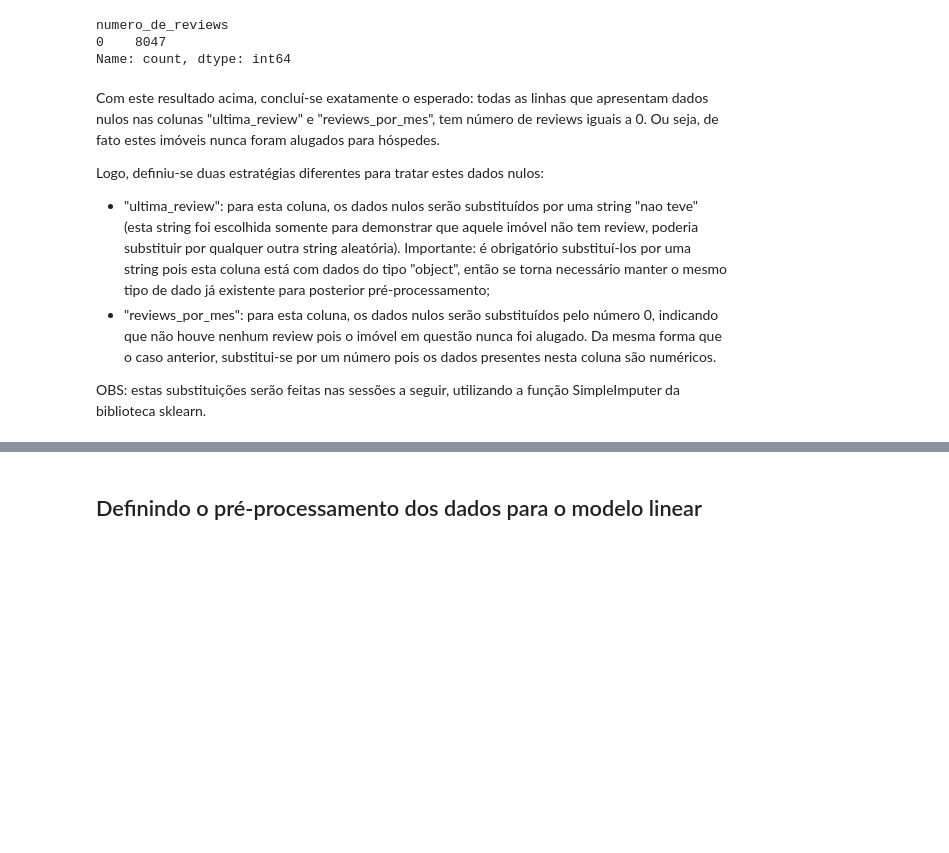
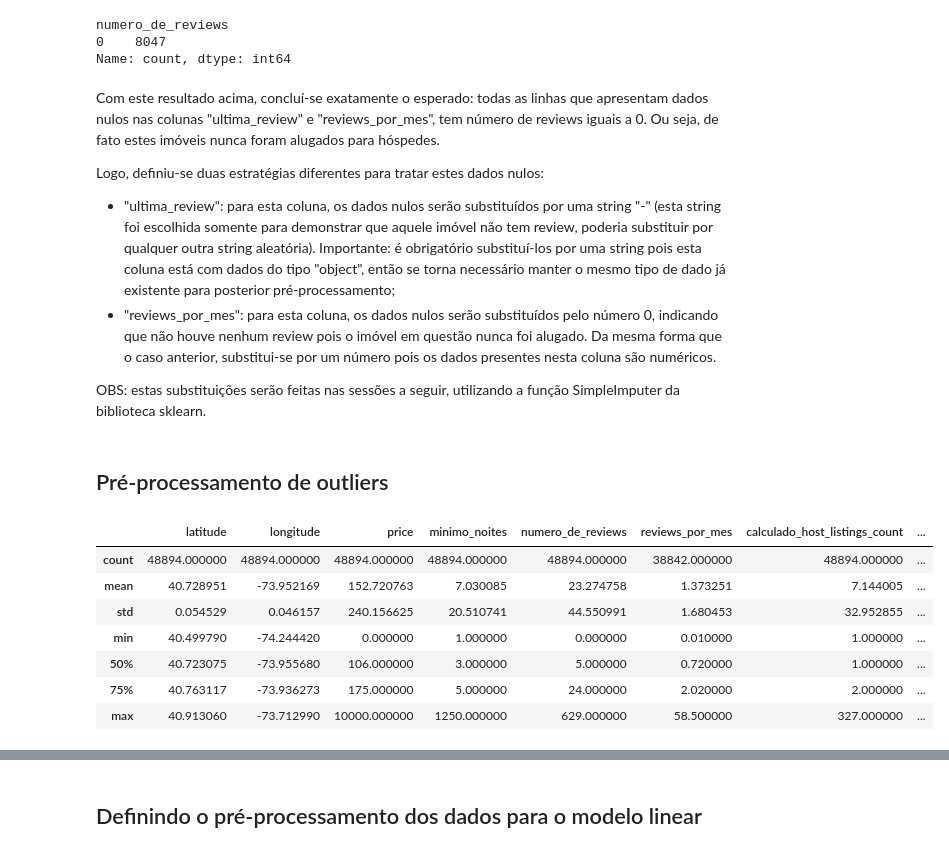
Before and after one commit to rfprates/LH_CD_RODRIGOPRATES, a Jupyter notebook: modelling/Modelling.ipynb, the cells around one changed output, grey strips where cells are left out. Saved outputs shown, nothing was run; the diff lists cells and outputs as text; code cells hidden in the pictures; blank space fills up the shorter version.

```diff
--- a/modelling/Modelling.ipynb
+++ b/modelling/Modelling.ipynb
@@ -305,7 +305,20 @@ Name: count, dtype: int64
 Com este resultado acima, concluí-se exatamente o esperado: todas as linhas que apresentam dados nulos nas colunas "ultima_review" e "reviews_por_mes", tem número de reviews iguais a 0. Ou seja, de fato estes imóveis nunca foram alugados para hóspedes.
 
 Logo, definiu-se duas estratégias diferentes para tratar estes dados nulos:
-- "ultima_review": para esta coluna, os dados nulos serão substituídos por uma string "nao teve" (esta string foi escolhida somente para demonstrar que aquele imóvel não tem review, poderia substituir por qualquer outra string aleatória). Importante: é obrigatório substituí-los por uma string pois esta coluna está com dados do tipo "object", então se torna necessário manter o mesmo tipo de dado já existente para posterior pré-processamento;
+- "ultima_review": para esta coluna, os dados nulos serão substituídos por uma string "-" (esta string foi escolhida somente para demonstrar que aquele imóvel não tem review, poderia substituir por qualquer outra string aleatória). Importante: é obrigatório substituí-los por uma string pois esta coluna está com dados do tipo "object", então se torna necessário manter o mesmo tipo de dado já existente para posterior pré-processamento;
 - "reviews_por_mes": para esta coluna, os dados nulos serão substituídos pelo número 0, indicando que não houve nenhum review pois o imóvel em questão nunca foi alugado. Da mesma forma que o caso anterior, substitui-se por um número pois os dados presentes nesta coluna são numéricos.
 
 OBS: estas substituições serão feitas nas sessões a seguir, utilizando a função SimpleImputer da biblioteca sklearn.
+# %% [markdown]
+## Pré-processamento de outliers
+# %%
+df.drop(columns = ['id', 'host_id']).describe(percentiles=[.75])
+# %% [output]
+|  | latitude | longitude | price | minimo_noites | numero_de_reviews | reviews_por_mes | calculado_host_listings_count | ... |
+| count | 48894.000000 | 48894.000000 | 48894.000000 | 48894.000000 | 48894.000000 | 38842.000000 | 48894.000000 | ... |
+| mean | 40.728951 | -73.952169 | 152.720763 | 7.030085 | 23.274758 | 1.373251 | 7.144005 | ... |
+| std | 0.054529 | 0.046157 | 240.156625 | 20.510741 | 44.550991 | 1.680453 | 32.952855 | ... |
+| min | 40.499790 | -74.244420 | 0.000000 | 1.000000 | 0.000000 | 0.010000 | 1.000000 | ... |
+| 50% | 40.723075 | -73.955680 | 106.000000 | 3.000000 | 5.000000 | 0.720000 | 1.000000 | ... |
+| 75% | 40.763117 | -73.936273 | 175.000000 | 5.000000 | 24.000000 | 2.020000 | 2.000000 | ... |
+| max | 40.913060 | -73.712990 | 10000.000000 | 1250.000000 | 629.000000 | 58.500000 | 327.000000 | ... |
```
Also changed, not shown: parts of 10 cells of this notebook.
